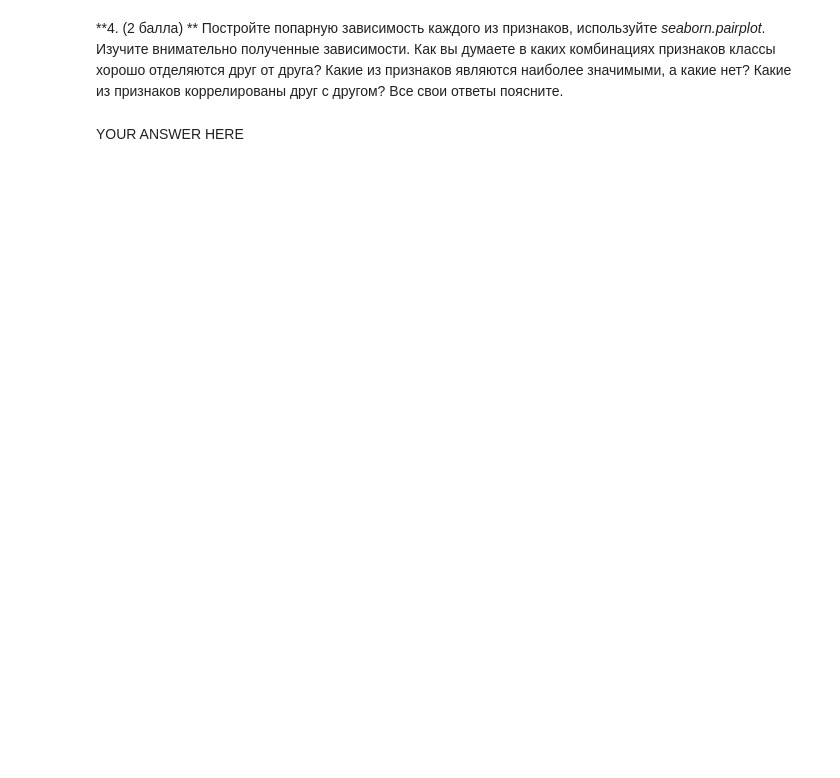
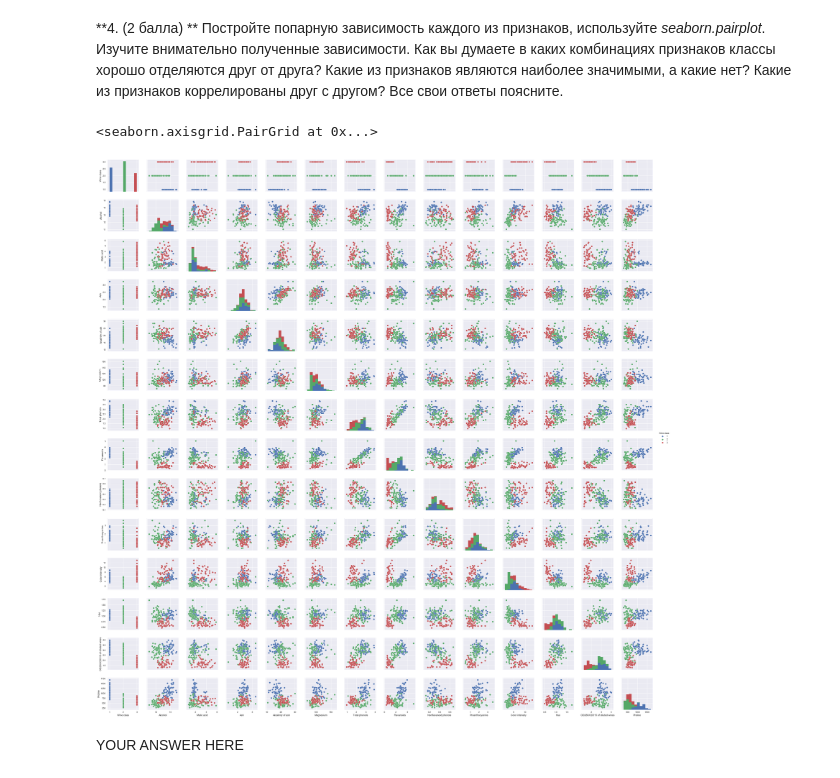
Before and after one commit to creaciond/3rd-year-programming, a Jupyter notebook: homeworks/2018-02-03 lab1.ipynb, the cells around one changed output. Cells and saved outputs as stored; diff of their text form; code cells hidden in the pictures; blank space fills up the shorter version.

```diff
--- a/homeworks/2018-02-03 lab1.ipynb
+++ b/homeworks/2018-02-03 lab1.ipynb
@@ -119,3 +197,8 @@ YOUR ANSWER HERE
+# %%
+sns.pairplot(wine_data, hue="Wine class")
+# %% [output]
+<seaborn.axisgrid.PairGrid at 0x...>
+[figure, added]
 # %% [markdown]
 YOUR ANSWER HERE
 # %% [markdown]
```
Also changed, not shown: parts of 16 cells of this notebook.
